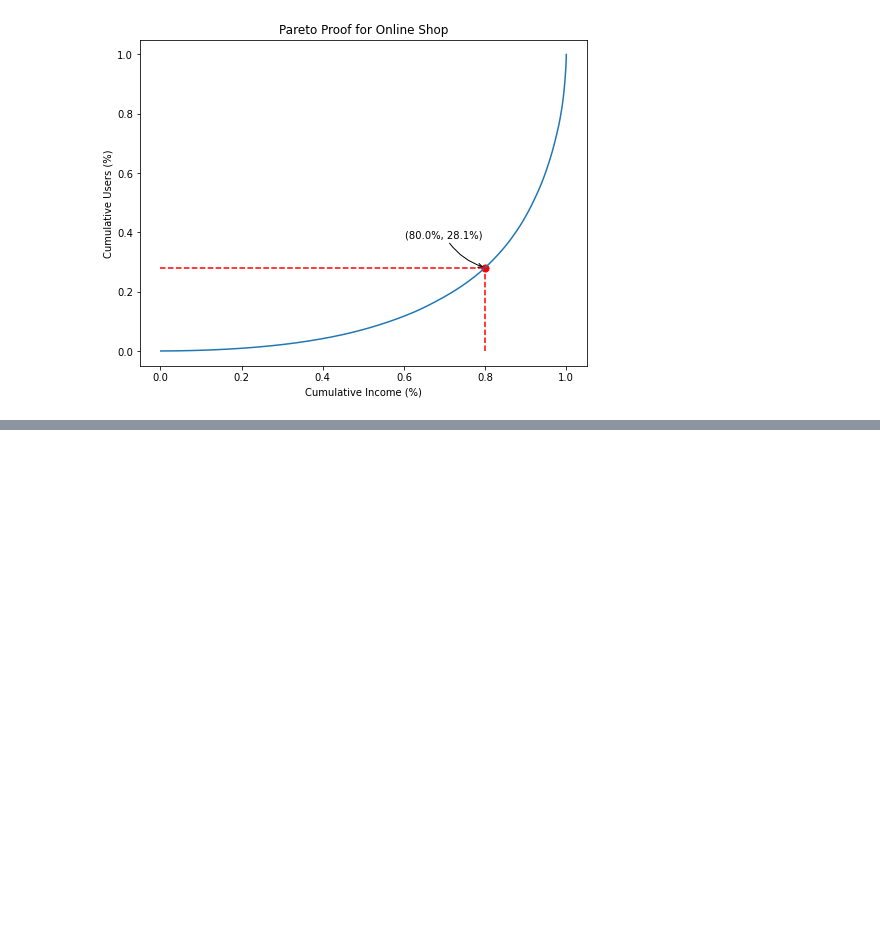
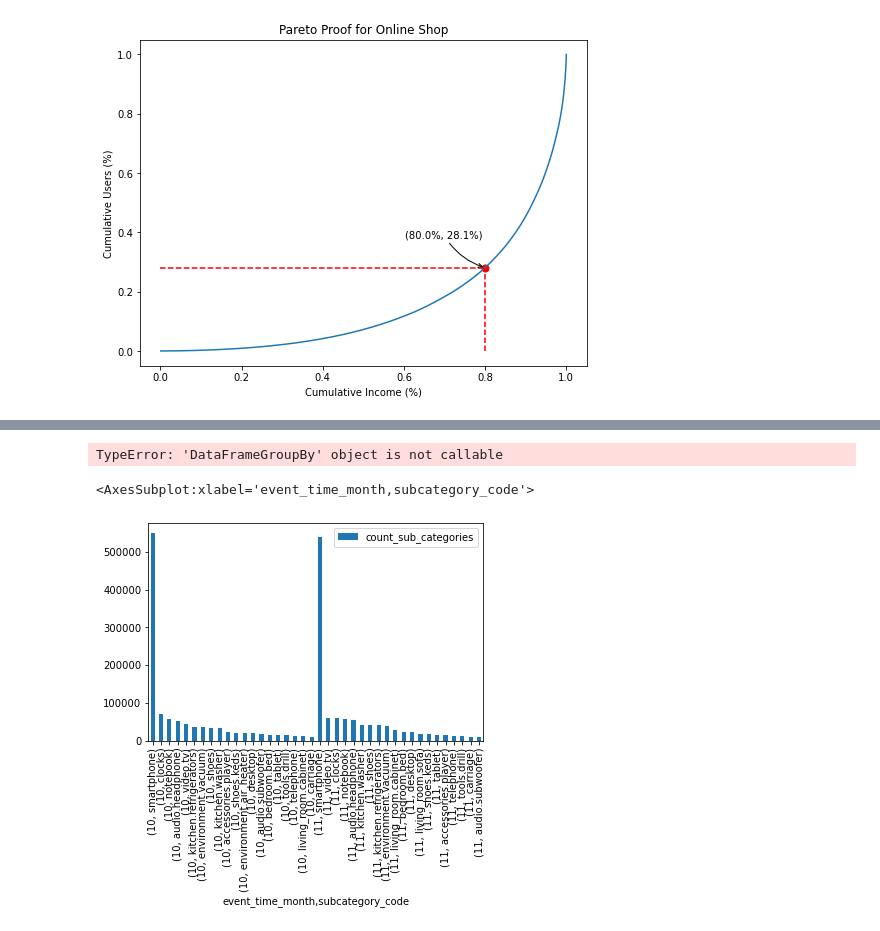
Before and after one commit to ADM-Homework-2/Homework_2, a Jupyter notebook: Main.ipynb, the cells around one changed output, grey strips where cells are left out. Drawn from its saved outputs; the diff is of its cells as text; code cells hidden in the pictures; blank space fills up the shorter version.

```diff
--- a/Main.ipynb
+++ b/Main.ipynb
@@ -388,0 +541,3 @@ Running data_set: data/2019-Nov.csv
+# %%
+processed_data_set = pd.DataFrame(columns=['event_time_month', 'subcategory_code', 'count_sub_categories'])
+processed_data_set.set_index(['event_time_month', 'subcategory_code'], inplace=True)
@@ -388,0 +551,2 @@ Running data_set: data/2019-Nov.csv
+# %%
+processed_data_set = test.add(processed_data_set, fill_value=0)
@@ -388,0 +570,12 @@ Running data_set: data/2019-Nov.csv
+# %%
+x = processed_data_set.groupby(['event_time_month', 'subcategory_code'])
+# %% [output]
+TypeError: 'DataFrameGroupBy' object is not callable
+# %%
+x = processed_data_set.groupby(level=0, group_keys=False).apply(
+        lambda x: x.sort_values(by=['count_sub_categories'], ascending=False).head(20))
+# %%
+x.plot.bar()
+# %% [output]
+<AxesSubplot:xlabel='event_time_month,subcategory_code'>
+[figure, added]
```
Also changed, not shown: parts of 24 cells of this notebook, 2 other files.
